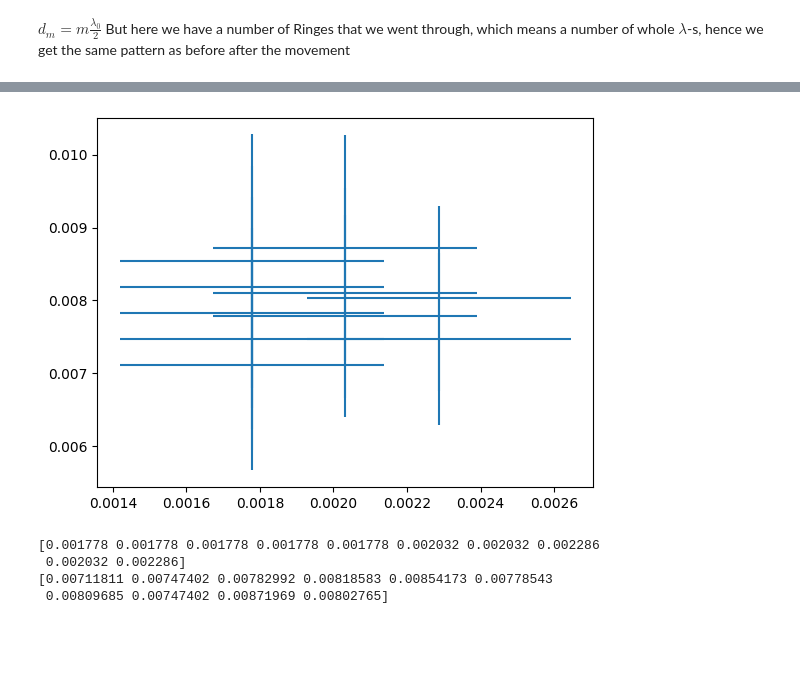
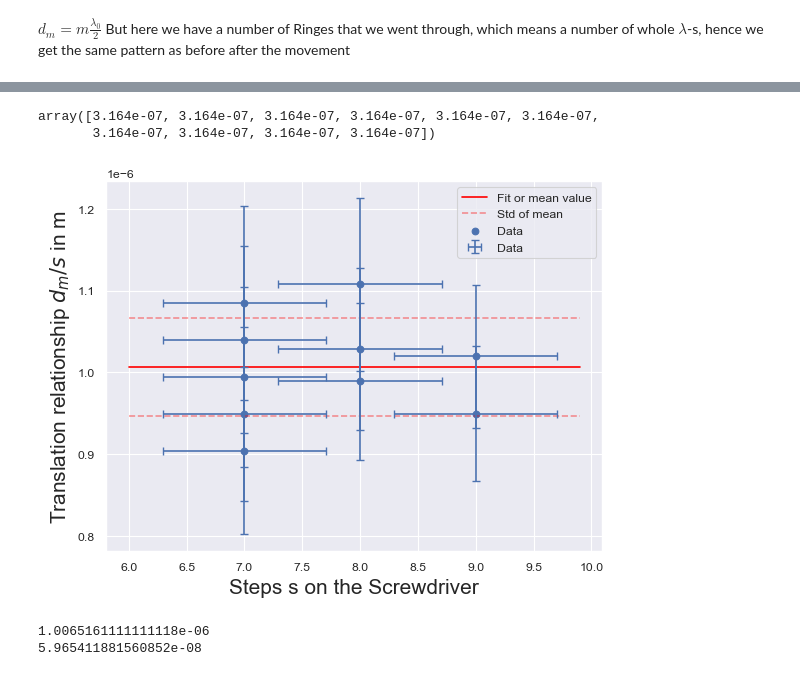
Before and after one commit to KemalOenen/Grundpraktikum2_Gruppe1_SS23, a Jupyter notebook: Versuch5/analysis_calibration.ipynb, the cells around one changed output, grey strips where cells are left out. Saved outputs shown, nothing was run; the diff lists cells and outputs as text; code cells hidden in the pictures; blank space fills up the shorter version.

```diff
--- a/Versuch5/analysis_calibration.ipynb
+++ b/Versuch5/analysis_calibration.ipynb
@@ -56,17 +60,38 @@ dist_wave_uncert=lambda_0*np.ones(10)/2
-# %%
-y=distance_wavelength/distance_screw
-y_err=np.sqrt((dist_wave_uncert/distance_screw)**2 + (distance_wavelength*dist_screw_uncert/distance_screw**2)**2)
-x=distance_screw
-plt.errorbar(x, y, yerr=y_err, xerr=dist_screw_uncert, fmt='None')
-plt.show()
-print(x)
-print(y)
-# %% [output]
-[figure, removed]
-[0.001778 0.001778 0.001778 0.001778 0.001778 0.002032 0.002032 0.002286
- 0.002032 0.002286]
-[0.00711811 0.00747402 0.00782992 0.00818583 0.00854173 0.00778543
- 0.00809685 0.00747402 0.00871969 0.00802765]
+# %%
+dist_wave_uncert
+# %% [output]
+array([3.164e-07, 3.164e-07, 3.164e-07, 3.164e-07, 3.164e-07, 3.164e-07,
+       3.164e-07, 3.164e-07, 3.164e-07, 3.164e-07])
+# %%
+y=distance_wavelength/distance_screw
+y_err=np.sqrt((dist_wave_uncert/distance_screw)**2 + (distance_wavelength*dist_screw_uncert/distance_screw**2)**2)
+x=distance_screw
+
+
+ymean=y.mean()
+yuncert=np.std(y)
+
+
+sns.set_theme(style="darkgrid")
+sns.set_context("paper")
+plt.plot(np.arange(6, 10, 0.1), ymean*np.ones(40), label="Fit or mean value", color="red")
+plt.plot(np.arange(6, 10, 0.1), (ymean+yuncert)*np.ones(40),"--", label="Std of mean", color="red", alpha=0.4)
+plt.plot(np.arange(6, 10, 0.1), (ymean-yuncert)*np.ones(40),"--", color="red", alpha=0.4)
+plt.errorbar(x, y, yerr=y_err, xerr=dist_screw_uncert, fmt='None', capsize=3, label="Data")
+plt.scatter(x, y, label="Data")
+plt.xlabel(r'Steps s on the Screwdriver', size=15)
+plt.ylabel(r"Translation relationship $d_m/s$ in m", size=15)
+#plt.suptitle("Translation $d_m$ dependent of adjustement path s", size=20)
+plt.legend(loc='upper right')
+plt.savefig("translation.png", dpi=500, bbox_inches="tight")
+plt.show()
+
+print(ymean)
+print(yuncert)
+# %% [output]
+[figure, added]
+1.0065161111111118e-06
+5.965411881560852e-08
 # %%
 y=distance_wavelength/df[" Distance"]
 y_err=np.sqrt((dist_wave_uncert/df["Uncert Distance"])**2 + (distance_wavelength*df["Uncert Distance"]/df[" Distance"]**2)**2)
```
Also changed, not shown: parts of 5 cells of this notebook, 1 other file.
